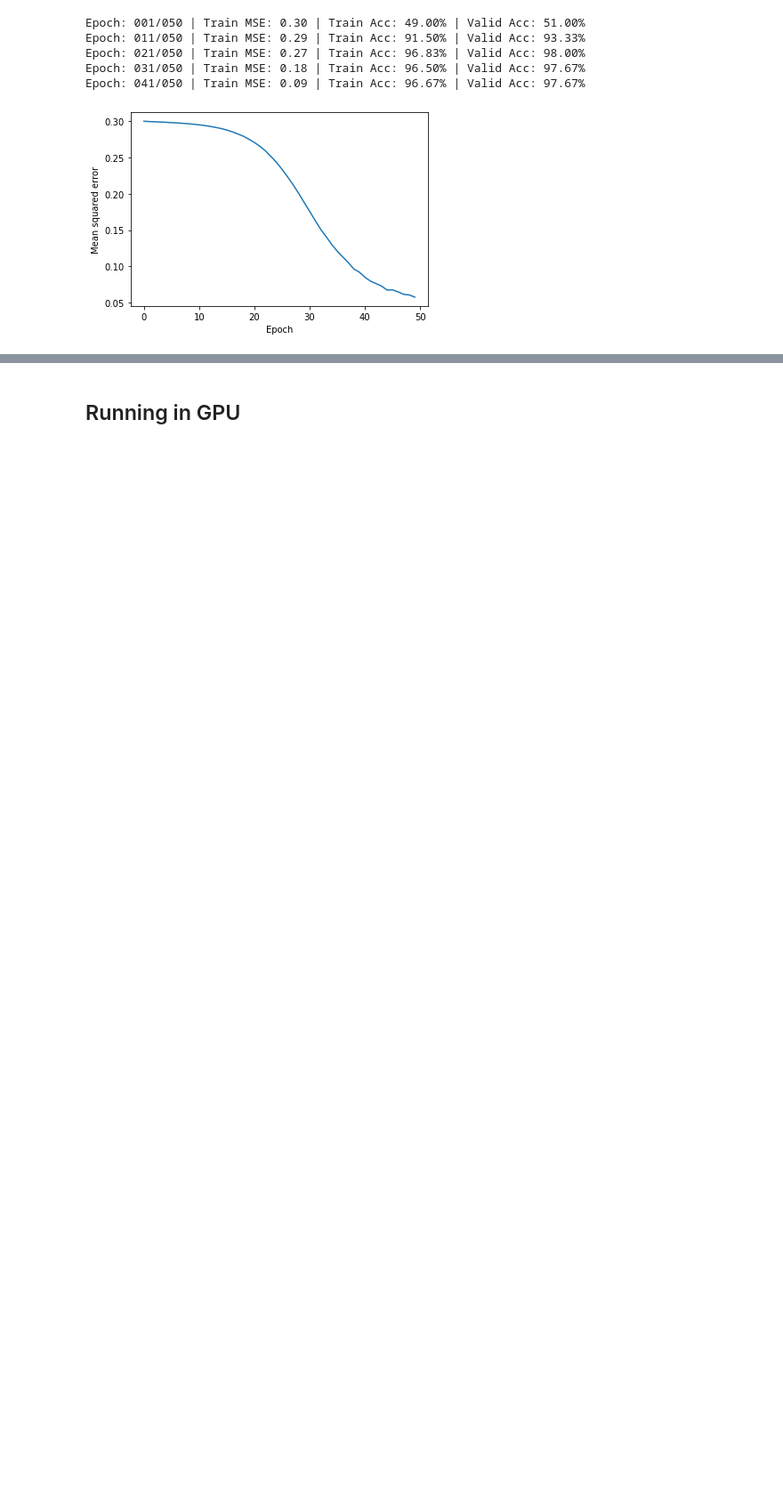
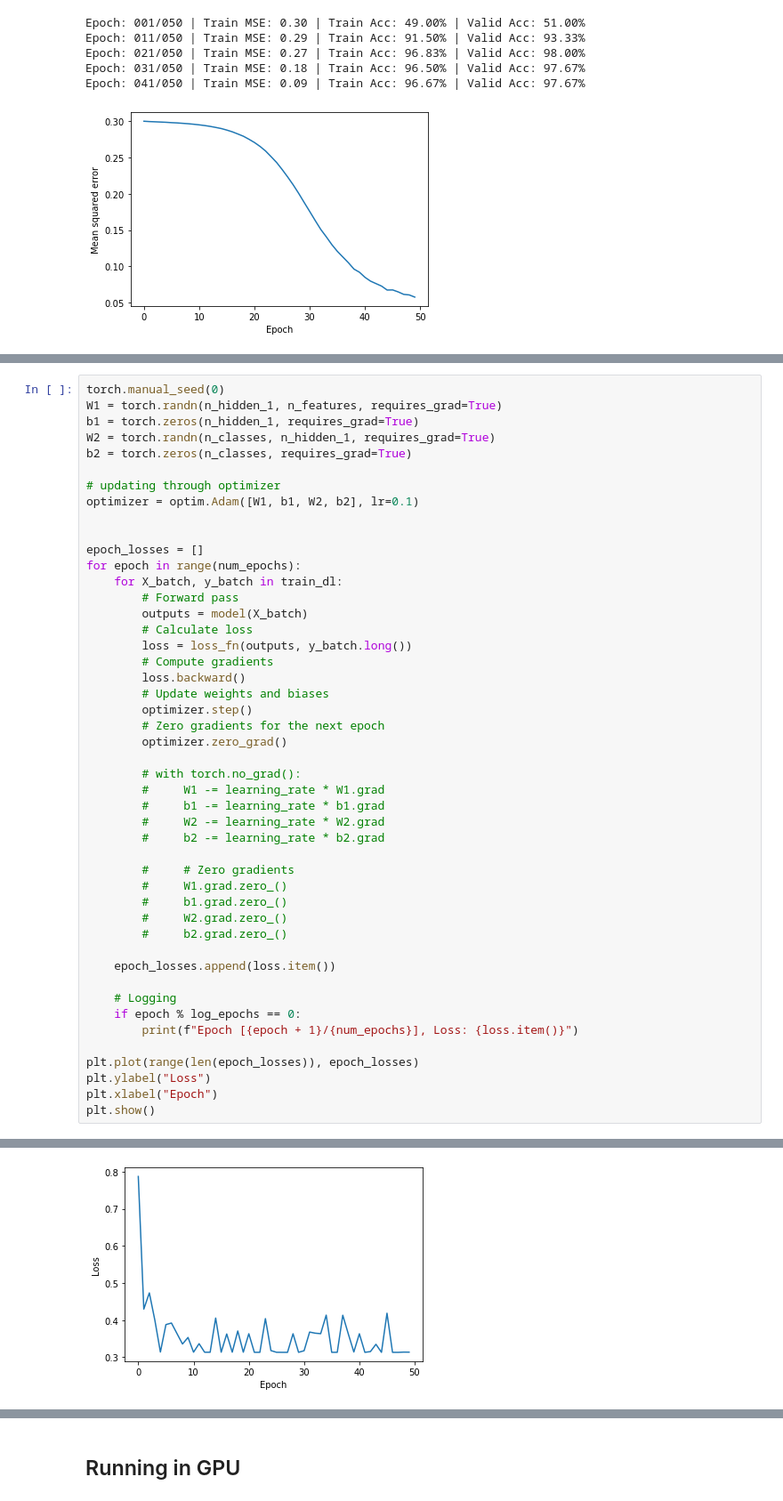
Before and after one commit to dev-SR/Deep-Learning, a Jupyter notebook: 02-FFN-pytorch/ffn.ipynb, the cells around one changed output, grey strips where cells are left out. Shown at 89% size. Cells and saved outputs as stored; diff of their text form; blank space fills up the shorter version.

```diff
--- a/02-FFN-pytorch/ffn.ipynb
+++ b/02-FFN-pytorch/ffn.ipynb
@@ -1759,0 +1612,48 @@ fit(x=X_train, y=y_train, model=model, opt=opt, loss_fn=loss_fn, log=True)
+# %%
+torch.manual_seed(0)
+W1 = torch.randn(n_hidden_1, n_features, requires_grad=True)
+b1 = torch.zeros(n_hidden_1, requires_grad=True)
+W2 = torch.randn(n_classes, n_hidden_1, requires_grad=True)
+b2 = torch.zeros(n_classes, requires_grad=True)
+
+# updating through optimizer
+optimizer = optim.Adam([W1, b1, W2, b2], lr=0.1)
+
+
+epoch_losses = []
+for epoch in range(num_epochs):
+    for X_batch, y_batch in train_dl:
+        # Forward pass
+        outputs = model(X_batch)
+        # Calculate loss
+        loss = loss_fn(outputs, y_batch.long())
+        # Compute gradients
+        loss.backward()
+        # Update weights and biases
+        optimizer.step()
+        # Zero gradients for the next epoch
+        optimizer.zero_grad()
+
+        # with torch.no_grad():
+        #     W1 -= learning_rate * W1.grad
+        #     b1 -= learning_rate * b1.grad
+        #     W2 -= learning_rate * W2.grad
+        #     b2 -= learning_rate * b2.grad
+
+        #     # Zero gradients
+        #     W1.grad.zero_()
+        #     b1.grad.zero_()
+        #     W2.grad.zero_()
+        #     b2.grad.zero_()
+
+    epoch_losses.append(loss.item())
+
+    # Logging
+    if epoch % log_epochs == 0:
+        print(f"Epoch [{epoch + 1}/{num_epochs}], Loss: {loss.item()}")
+
+plt.plot(range(len(epoch_losses)), epoch_losses)
+plt.ylabel("Loss")
+plt.xlabel("Epoch")
+plt.show()
+# %% [output]
@@ -1759,0 +1665 @@ fit(x=X_train, y=y_train, model=model, opt=opt, loss_fn=loss_fn, log=True)
+[figure, added]
```
Also changed, not shown: parts of 45 cells of this notebook, 10 other files.
